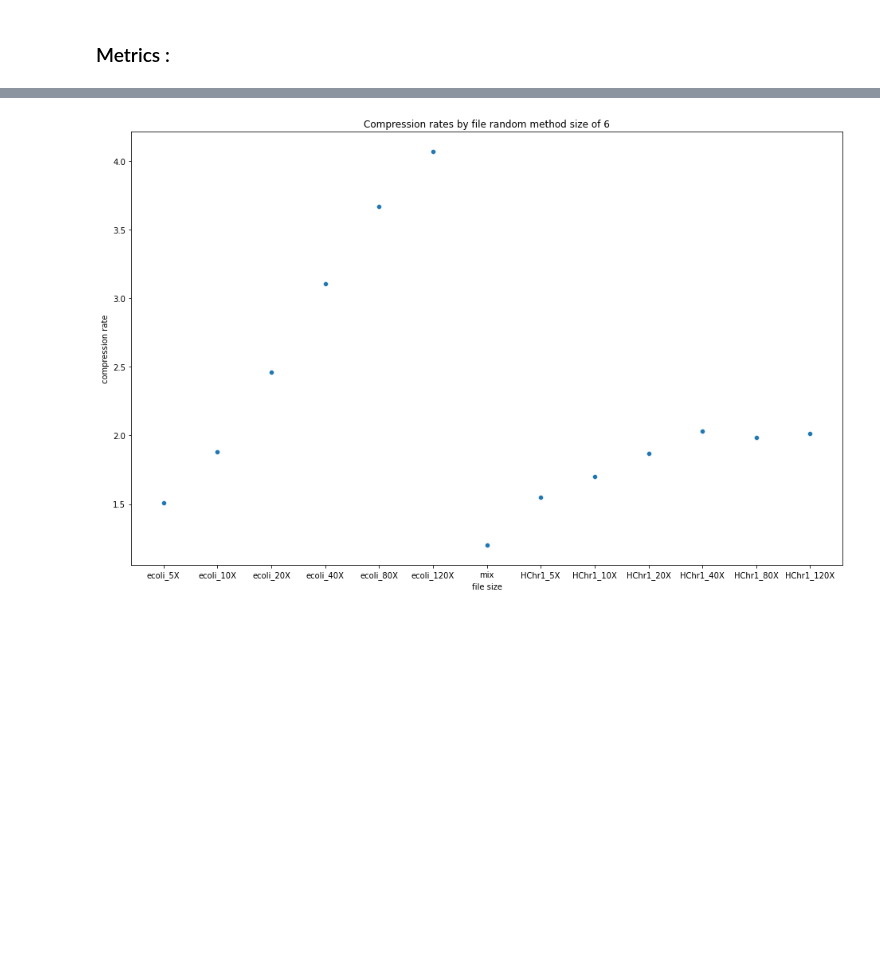
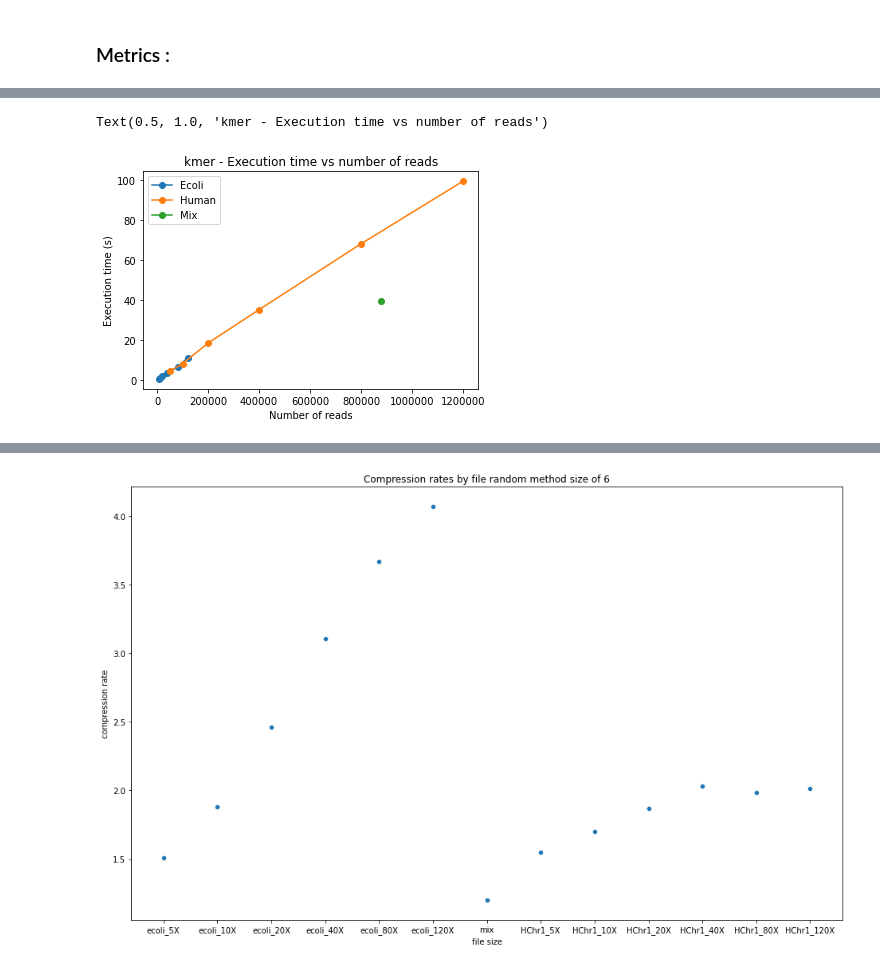
Before and after one commit to atoffano/reads-compression-optimization, a Jupyter notebook: kmer_log.ipynb, the cells around one changed output, grey strips where cells are left out. Cells and saved outputs as stored; diff of their text form; code cells hidden in the pictures; blank space fills up the shorter version.

```diff
--- a/kmer_log.ipynb
+++ b/kmer_log.ipynb
@@ -53,0 +77,13 @@ Function 'sort_by_kmer' executed in 95.9344s
+# %%
+plt.plot(df_e['reads'], df_e['time'],  'o-')
+plt.plot(df_h['reads'], df_h['time'],  'o-')
+plt.plot(df_m['reads'], df_m['time'],  'o-')
+
+plt.ticklabel_format(style='plain')
+plt.xlabel('Number of reads')
+plt.ylabel('Execution time (s)')
+plt.legend(['Ecoli', 'Human', 'Mix'])
+plt.title('kmer - Execution time vs number of reads')
+# %% [output]
+Text(0.5, 1.0, 'kmer - Execution time vs number of reads')
+[figure, added]
```
Also changed, not shown: parts of 4 cells of this notebook, 6 other files.
